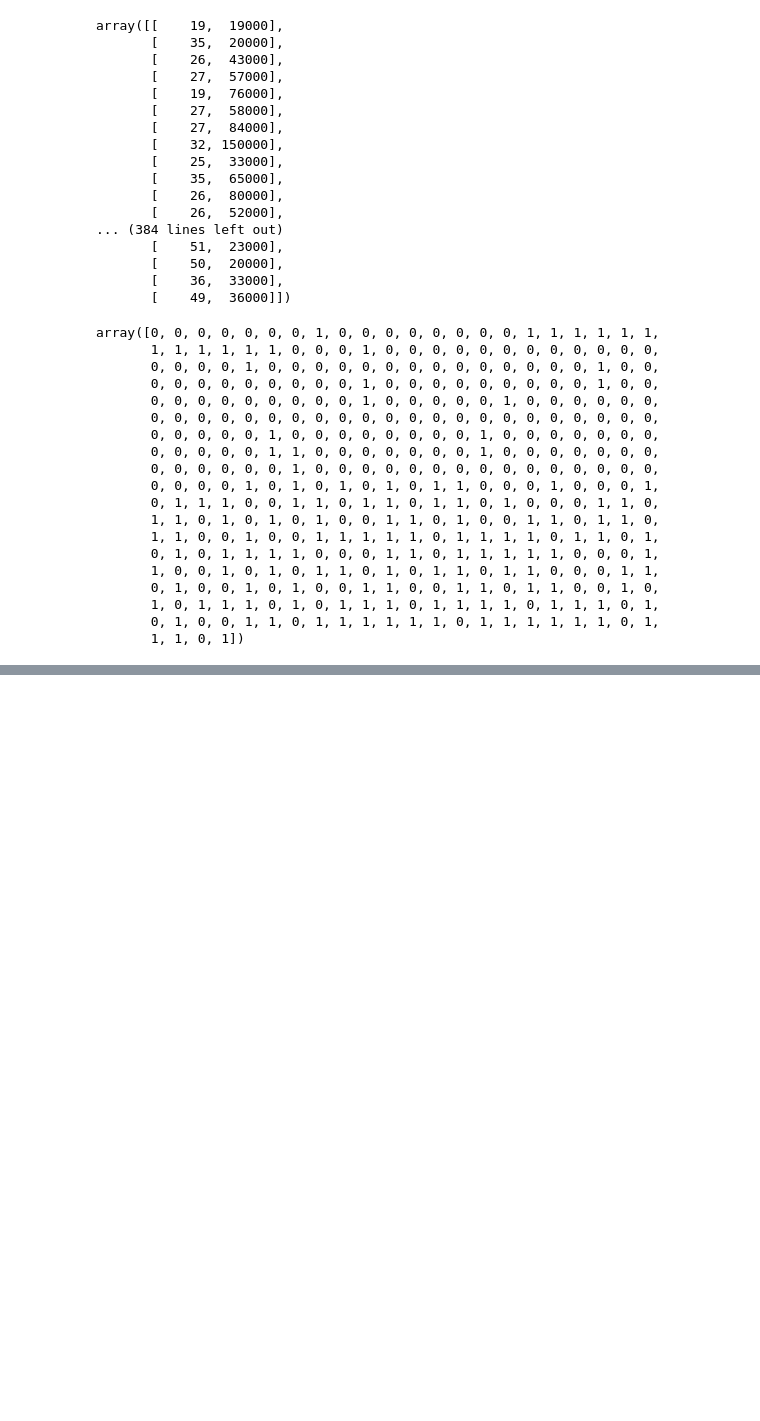
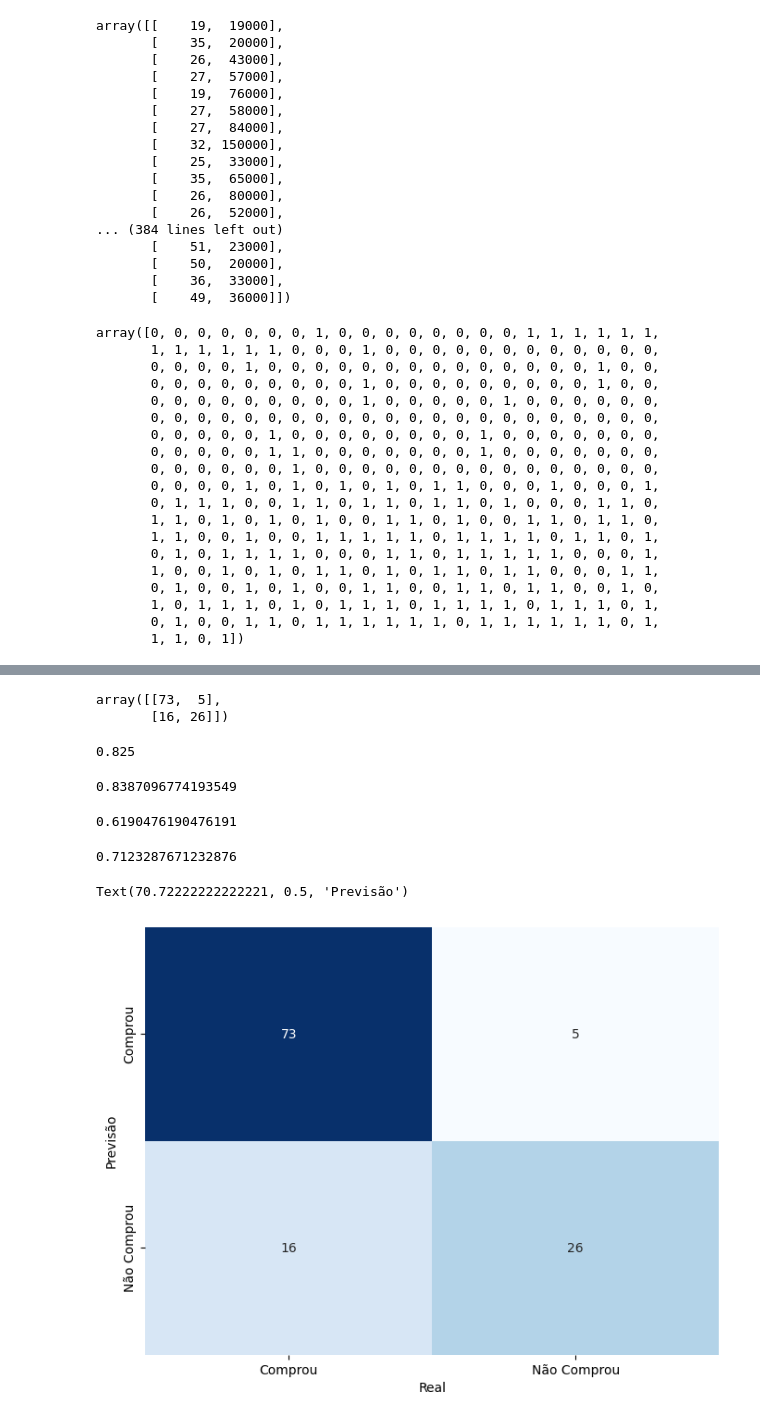
Before and after one commit to Ana-Azuma/IABD-25-TURMAB, a Jupyter notebook: aula09/codigo.ipynb, the cells around one changed output, grey strips where cells are left out. Cells and saved outputs as stored; diff of their text form; code cells hidden in the pictures; blank space fills up the shorter version.

```diff
--- a/aula09/codigo.ipynb
+++ b/aula09/codigo.ipynb
@@ -95,0 +100,6 @@ sc = StandardScaler()
+# %%
+# criando o algoritimo de ML - Machine Learning SVM
+algoritimo = SVC(kernel='linear', random_state=3)
+# %%
+# treinando o algoritimo machine learning  SVM
+algoritimo.fit(X_treino,Y_treino)
@@ -95,0 +108,3 @@ sc = StandardScaler()
+# %%
+# realizando previsoes
+y_prev=algoritimo.predict(X_teste)
@@ -95,0 +165,35 @@ sc = StandardScaler()
+# %%
+# Gerando a matriz da confusão
+cm = confusion_matrix(Y_teste, y_prev)
+cm
+# %% [output]
+array([[73,  5],
+       [16, 26]])
+# %%
+# Calculando as metricas
+acc = accuracy_score(Y_teste,y_prev)
+# acc = (VP + VN) /(VP+VN+FP+FN)
+acc
+# %% [output]
+0.825
+# %%
+# Precisão
+# prec = VP / VP+ FP
+prec = precision_score(Y_teste,y_prev)
+prec
+# %% [output]
+0.8387096774193549
+# %%
+# Metrica Recall
+# recal = VP / VP+ FN
+recall = recall_score(Y_teste,y_prev)
+recall
+# %% [output]
+0.6190476190476191
+# %%
+#Metrica F1_score
+#F1score= 2*precision *recall/(precision*recall)
+f1score= f1_score(Y_teste,y_prev)
+f1score
+# %% [output]
+0.7123287671232876
@@ -95,0 +203,9 @@ sc = StandardScaler()
+# %%
+plt.figure(figsize=(8,6)) # define o tamanho da figura
+sns.heatmap(cm,annot=True,fmt='d',cmap='Blues',cbar=False,xticklabels=['Comprou','Não Comprou'],
+            yticklabels=['Comprou','Não Comprou'])
+plt.xlabel('Real')
+plt.ylabel('Previsão')
+# %% [output]
+Text(70.72222222222221, 0.5, 'Previsão')
+[figure, added]
```
Also changed, not shown: parts of 9 cells of this notebook, 6 other files.
